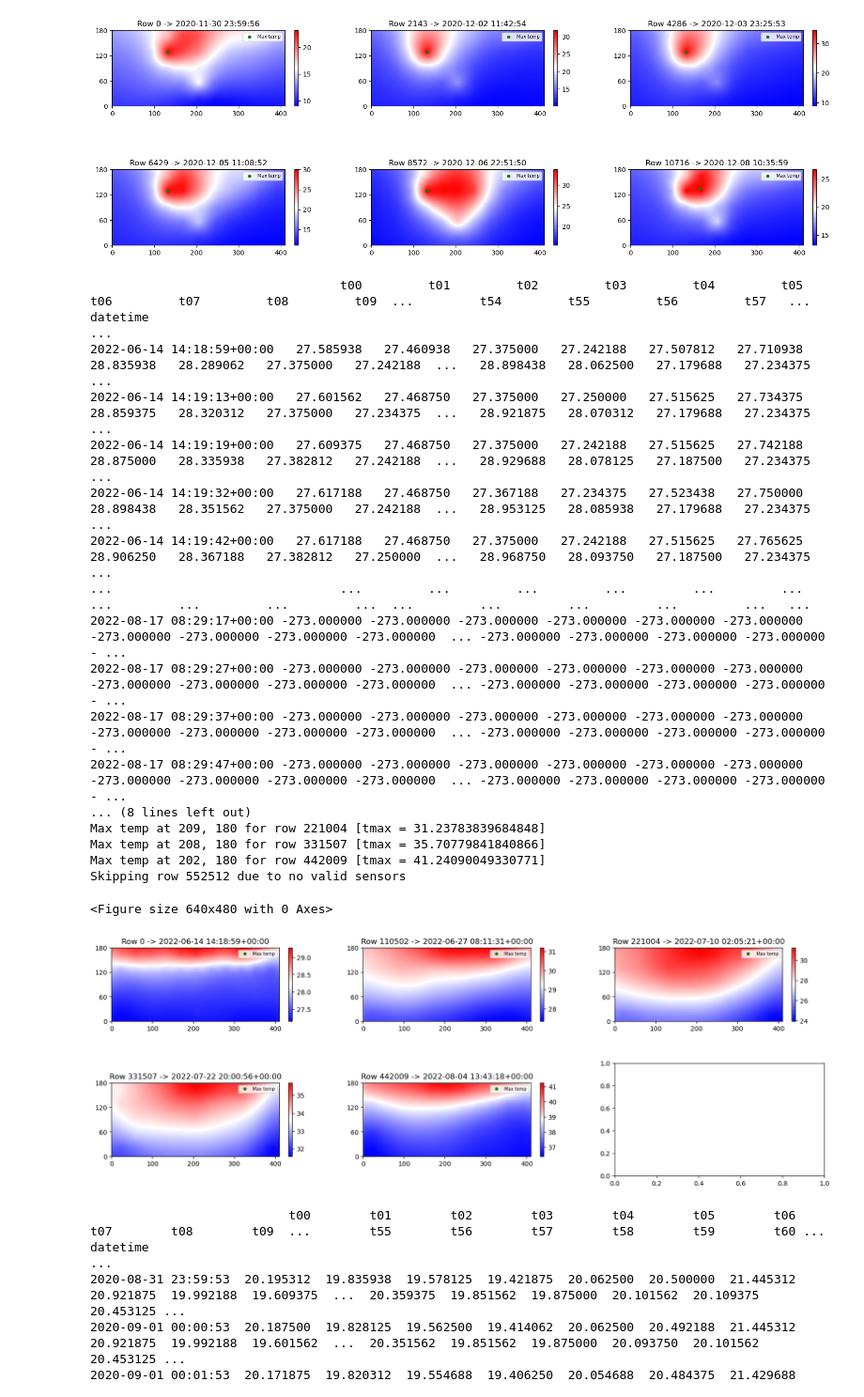
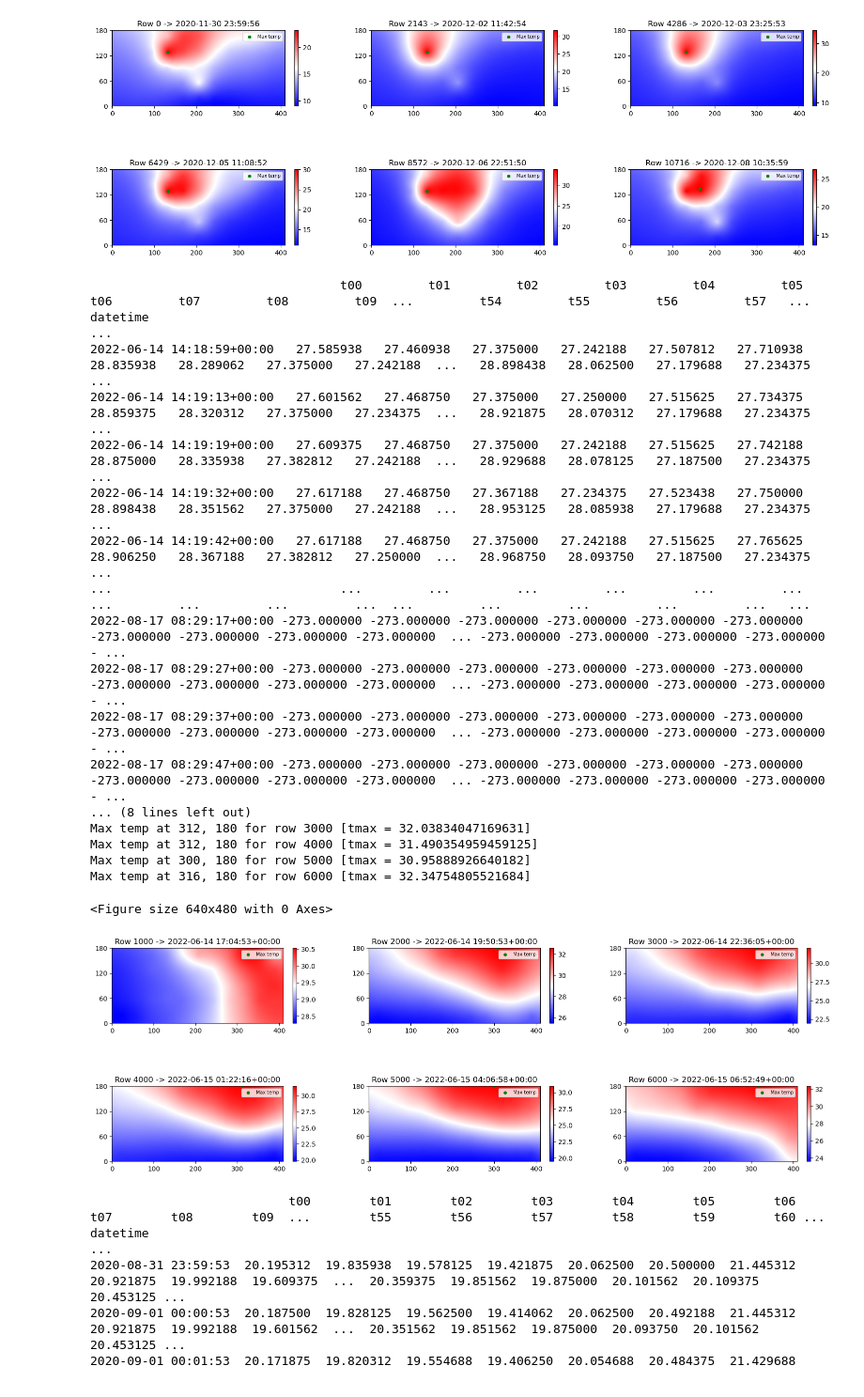
Before and after one commit to epfl-mobots/ABCThermalPlots, a Jupyter notebook: sandbox.ipynb, the cells around one changed output. Shown at 94% size. Cells and saved outputs as stored; diff of their text form; code cells hidden in the pictures.

```diff
--- a/sandbox.ipynb
+++ b/sandbox.ipynb
@@ -135,33 +137,32 @@ Max temp at 165, 134 for row 10716 [tmax = 26.727897298198478]
 <Figure size 640x480 with 0 Axes>
 [figure]
 # %%
-f_therm_data = "/Users/cyrilmonette/Desktop/EPFL 2018-2026/PhD - Mobots/data/22.06-22.10_observation_BH/Thermal meas/sry/abc10_tmp_merged-2022.csv"
+f_therm_data = "/Users/cyrilmonette/Library/CloudStorage/SynologyDrive-data/22.06-22.10_observation_BH/Thermal meas/sry/abc10_tmp_merged-2022.csv"
 df = pd.read_csv(f_therm_data, parse_dates=['datetime'])
 df.drop(columns=['timestamp'], inplace=True)
 df.set_index('datetime', inplace=True)
 print(df)
-#tu.preview(df, show_sensors=False,rows=[1000, 2000, 3000, 4000, 5000, 6000])
-tu.preview(df, show_sensors=False)
+tu.preview(df, show_sensors=False, rows=[1000, 2000, 3000, 4000, 5000, 6000])
 # %% [output]
                                   t00         t01         t02         t03         t04         t05         t06         t07         t08         t09  ...         t54         t55         t56         t57   ...
 datetime                                                                                                                                           ...
 2022-06-14 14:18:59+00:00   27.585938   27.460938   27.375000   27.242188   27.507812   27.710938   28.835938   28.289062   27.375000   27.242188  ...   28.898438   28.062500   27.179688   27.234375   ...
 2022-06-14 14:19:13+00:00   27.601562   27.468750   27.375000   27.250000   27.515625   27.734375   28.859375   28.320312   27.375000   27.234375  ...   28.921875   28.070312   27.179688   27.234375   ...
 2022-06-14 14:19:19+00:00   27.609375   27.468750   27.375000   27.242188   27.515625   27.742188   28.875000   28.335938   27.382812   27.242188  ...   28.929688   28.078125   27.187500   27.234375   ...
 2022-06-14 14:19:32+00:00   27.617188   27.468750   27.367188   27.234375   27.523438   27.750000   28.898438   28.351562   27.375000   27.242188  ...   28.953125   28.085938   27.179688   27.234375   ...
 2022-06-14 14:19:42+00:00   27.617188   27.468750   27.375000   27.242188   27.515625   27.765625   28.906250   28.367188   27.382812   27.250000  ...   28.968750   28.093750   27.187500   27.234375   ...
 ...                               ...         ...         ...         ...         ...         ...         ...         ...         ...         ...  ...         ...         ...         ...         ...   ...
 2022-08-17 08:29:17+00:00 -273.000000 -273.000000 -273.000000 -273.000000 -273.000000 -273.000000 -273.000000 -273.000000 -273.000000 -273.000000  ... -273.000000 -273.000000 -273.000000 -273.000000 - ...
 2022-08-17 08:29:27+00:00 -273.000000 -273.000000 -273.000000 -273.000000 -273.000000 -273.000000 -273.000000 -273.000000 -273.000000 -273.000000  ... -273.000000 -273.000000 -273.000000 -273.000000 - ...
 2022-08-17 08:29:37+00:00 -273.000000 -273.000000 -273.000000 -273.000000 -273.000000 -273.000000 -273.000000 -273.000000 -273.000000 -273.000000  ... -273.000000 -273.000000 -273.000000 -273.000000 - ...
 2022-08-17 08:29:47+00:00 -273.000000 -273.000000 -273.000000 -273.000000 -273.000000 -273.000000 -273.000000 -273.000000 -273.000000 -273.000000  ... -273.000000 -273.000000 -273.000000 -273.000000 - ...
 ... (8 lines left out)
-Max temp at 209, 180 for row 221004 [tmax = 31.23783839684848]
-Max temp at 208, 180 for row 331507 [tmax = 35.70779841840866]
-Max temp at 202, 180 for row 442009 [tmax = 41.24090049330771]
-Skipping row 552512 due to no valid sensors
+Max temp at 312, 180 for row 3000 [tmax = 32.03834047169631]
+Max temp at 312, 180 for row 4000 [tmax = 31.490354959459125]
+Max temp at 300, 180 for row 5000 [tmax = 30.95888926640182]
+Max temp at 316, 180 for row 6000 [tmax = 32.34754805521684]
 <Figure size 640x480 with 0 Axes>
-[figure, old version]
+[figure, new version]
 # %%
 # Exploring the data from end of summer 2020
 
```
Also changed, not shown: parts of 8 cells of this notebook.
